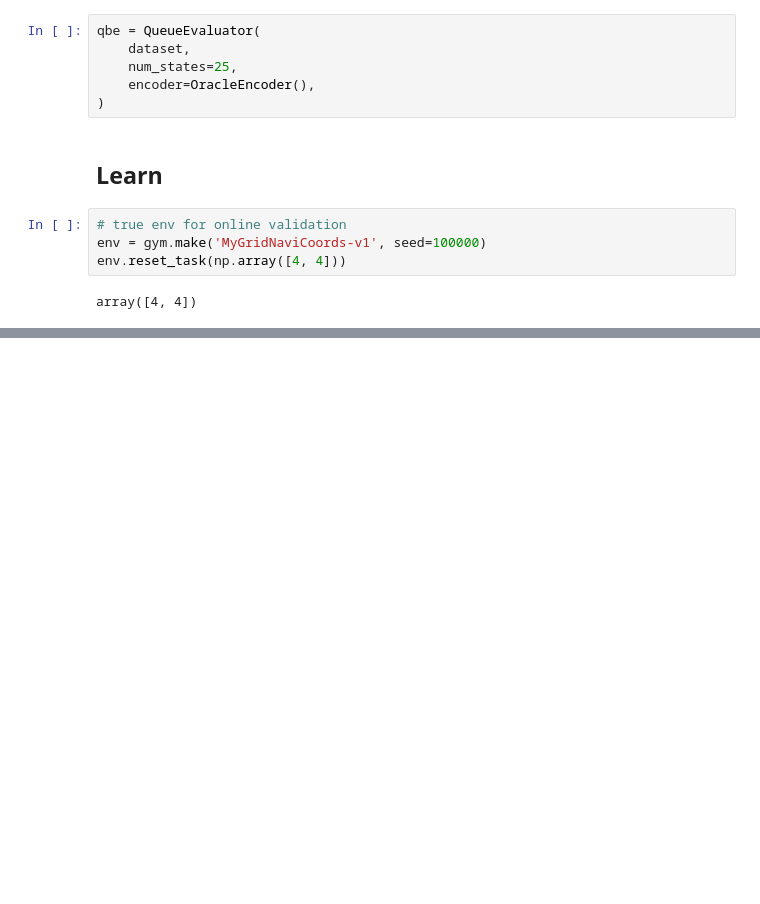
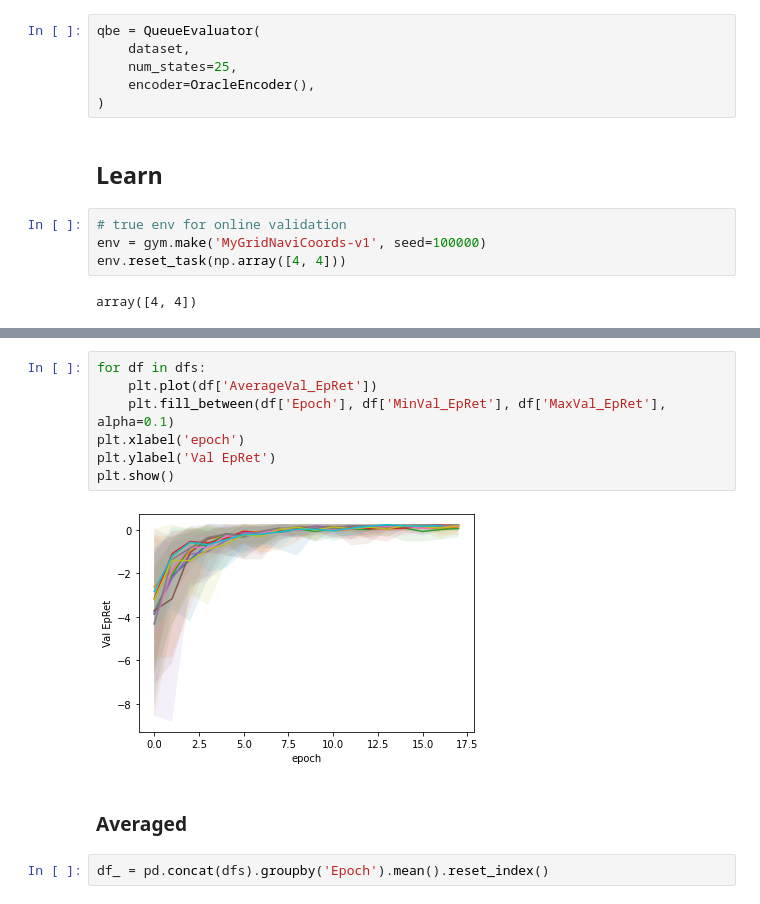
Before and after one commit to microsoft/rl-offline-simulation, a Jupyter notebook: notebooks/grid-ppo-qbe-oracle.ipynb, the cells around one changed output, grey strips where cells are left out. Cells and saved outputs as stored; diff of their text form; blank space fills up the shorter version.

```diff
--- a/notebooks/grid-ppo-qbe-oracle.ipynb
+++ b/notebooks/grid-ppo-qbe-oracle.ipynb
@@ -113,0 +100,13 @@ plt.show()
+# %%
+for df in dfs:
+    plt.plot(df['AverageVal_EpRet'])
+    plt.fill_between(df['Epoch'], df['MinVal_EpRet'], df['MaxVal_EpRet'], alpha=0.1)
+plt.xlabel('epoch')
+plt.ylabel('Val EpRet')
+plt.show()
+# %% [output]
+[figure, added]
+# %% [markdown]
+### Averaged
+# %%
+df_ = pd.concat(dfs).groupby('Epoch').mean().reset_index()
```
Also changed, not shown: parts of 18 cells of this notebook, 4 other files.
